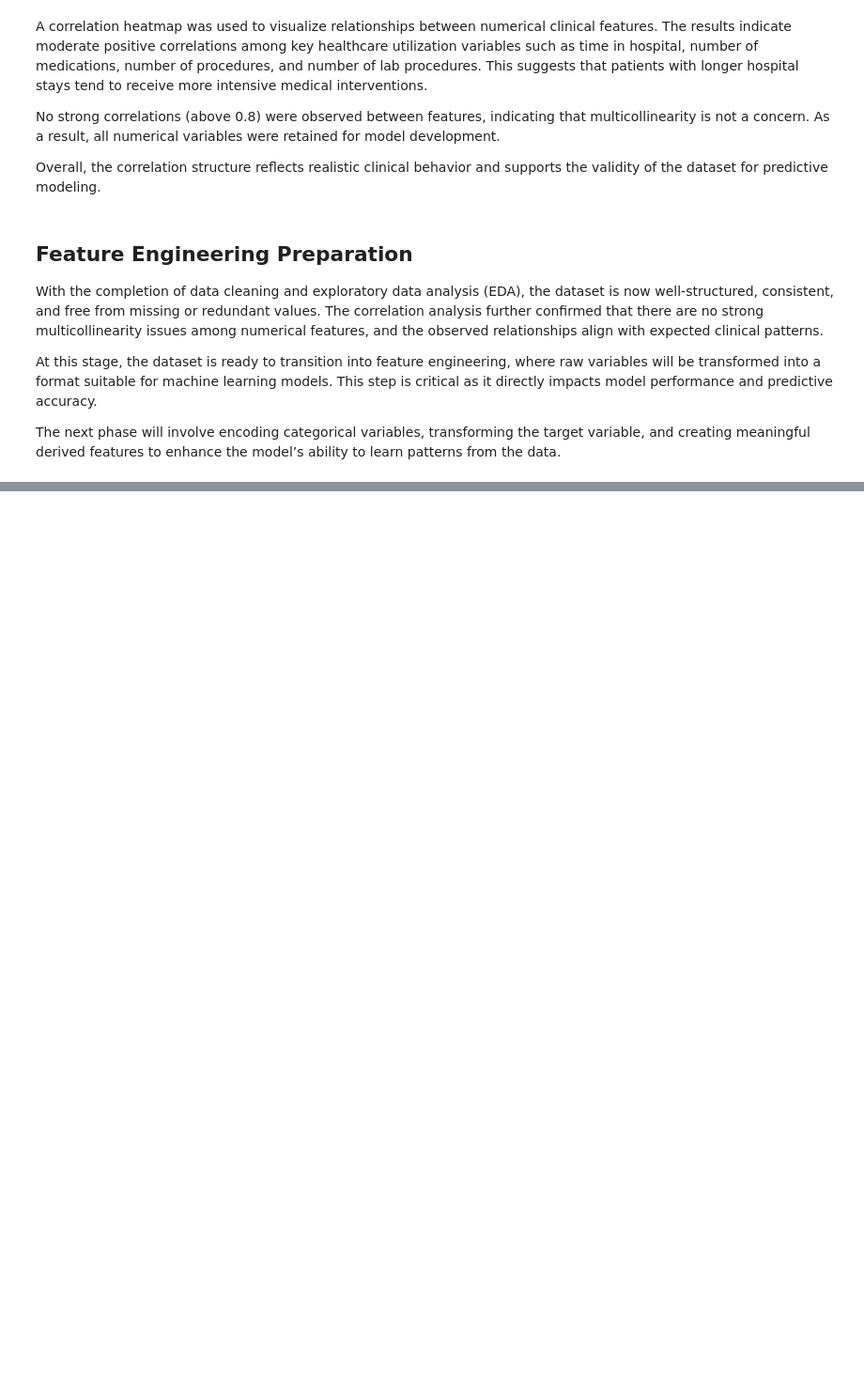
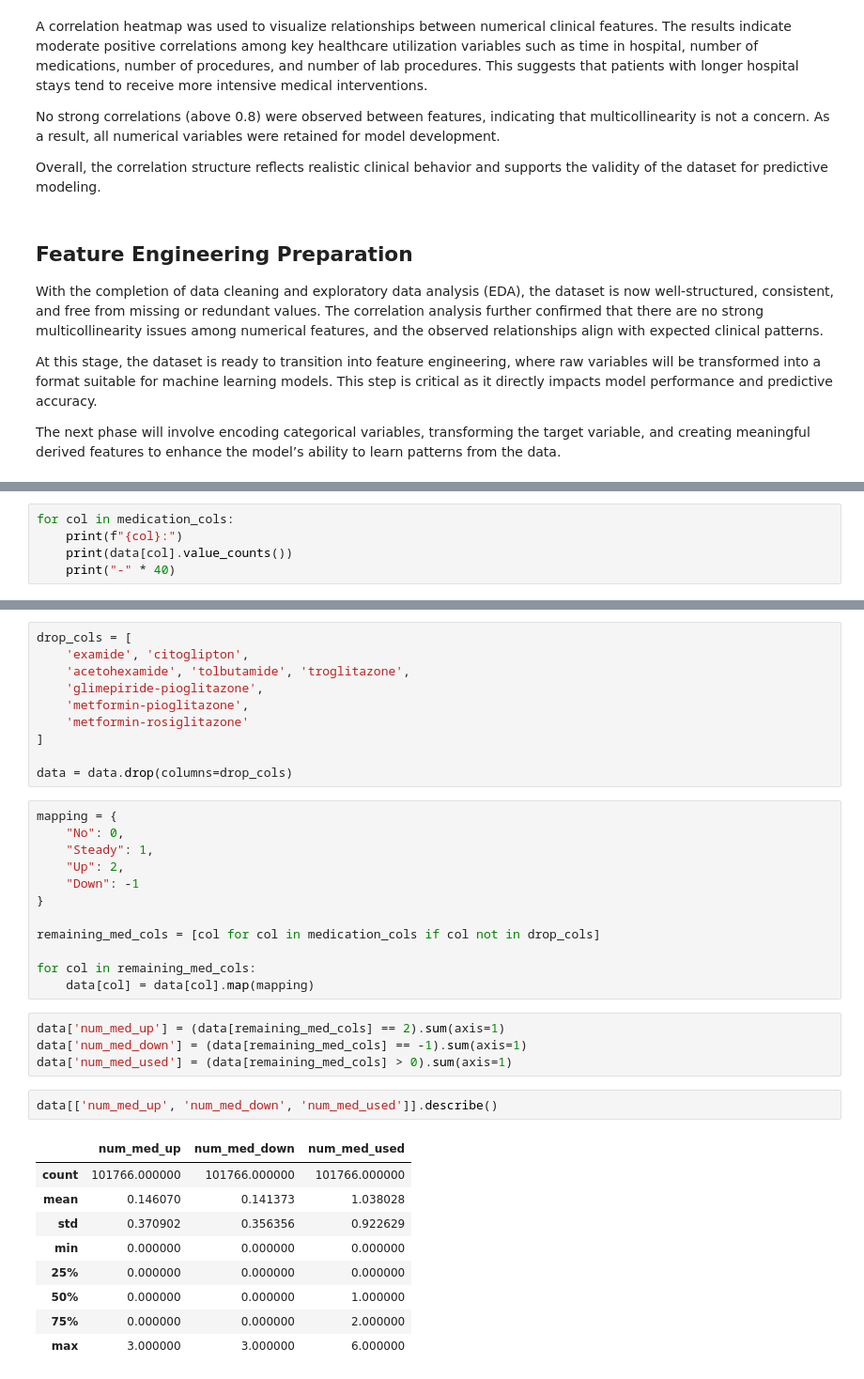
Before and after one commit to Kanjerih/diabetes-readmission-mlops, a Jupyter notebook: diabetes-readmission-mlops.ipynb, the cells around one changed output, grey strips where cells are left out. Shown at 94% size. Saved outputs shown, nothing was run; the diff lists cells and outputs as text; blank space fills up the shorter version.

```diff
--- a/diabetes-readmission-mlops.ipynb
+++ b/diabetes-readmission-mlops.ipynb
@@ -408,0 +467,5 @@ weighted avg       0.52      0.57      0.52     20354
+# %%
+for col in medication_cols:
+    print(f"{col}:")
+    print(data[col].value_counts())
+    print("-" * 40)
@@ -408,0 +490,38 @@ weighted avg       0.52      0.57      0.52     20354
+# %%
+drop_cols = [
+    'examide', 'citoglipton',
+    'acetohexamide', 'tolbutamide', 'troglitazone',
+    'glimepiride-pioglitazone',
+    'metformin-pioglitazone',
+    'metformin-rosiglitazone'
+]
+
+data = data.drop(columns=drop_cols)
+# %%
+mapping = {
+    "No": 0,
+    "Steady": 1,
+    "Up": 2,
+    "Down": -1
+}
+
+remaining_med_cols = [col for col in medication_cols if col not in drop_cols]
+
+for col in remaining_med_cols:
+    data[col] = data[col].map(mapping)
+# %%
+data['num_med_up'] = (data[remaining_med_cols] == 2).sum(axis=1)
+data['num_med_down'] = (data[remaining_med_cols] == -1).sum(axis=1)
+data['num_med_used'] = (data[remaining_med_cols] > 0).sum(axis=1)
+# %%
+data[['num_med_up', 'num_med_down', 'num_med_used']].describe()
+# %% [output]
+|  | num_med_up | num_med_down | num_med_used |
+| count | 101766.000000 | 101766.000000 | 101766.000000 |
+| mean | 0.146070 | 0.141373 | 1.038028 |
+| std | 0.370902 | 0.356356 | 0.922629 |
+| min | 0.000000 | 0.000000 | 0.000000 |
+| 25% | 0.000000 | 0.000000 | 0.000000 |
+| 50% | 0.000000 | 0.000000 | 1.000000 |
+| 75% | 0.000000 | 0.000000 | 2.000000 |
+| max | 3.000000 | 3.000000 | 6.000000 |
```
Also changed, not shown: parts of 43 cells of this notebook.
